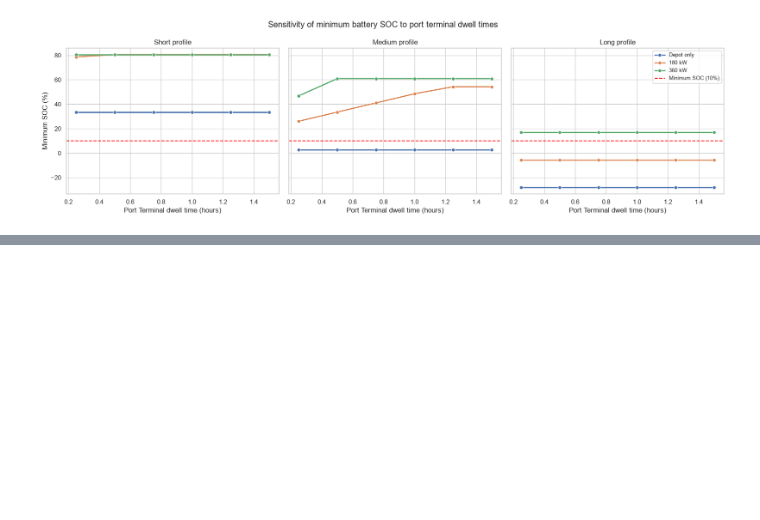
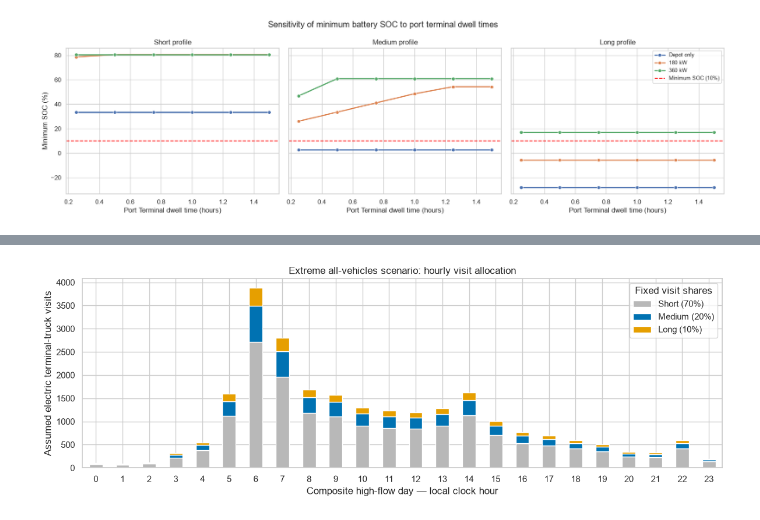
Before and after one commit to sandrazhu21/-TIL6022-TIL-Python-Programming-Group-21, a Jupyter notebook: Final_code.ipynb, the cells around one changed output, grey strips where cells are left out. Drawn from its saved outputs; the diff is of its cells as text; code cells hidden in the pictures; blank space fills up the shorter version.

Commit message:
dexter extreme scenarios

```diff
--- a/Final_code.ipynb
+++ b/Final_code.ipynb
@@ -996,0 +1089,20 @@ Maximum Speed Hour:     22:00 (197 veh/h) | Speed: 110.5 km/h | Energy Factor: 1
+# %%
+# Stack the three visit groups so their combined height equals the hourly inbound flow.
+visit_plot = hourly_terminal_demand.set_index("hour")[[
+    "short_visits", "medium_visits", "long_visits"
+]].rename(columns={
+    "short_visits": "Short (70%)", "medium_visits": "Medium (20%)", "long_visits": "Long (10%)"
+})
+ax = visit_plot.plot(
+    kind="bar", stacked=True, figsize=(12, 4.3),
+    color=["#b8b8b8", "#0072b2", "#e69f00"], rot=0,
+)
+ax.set_title("Extreme all-vehicles scenario: hourly visit allocation")
+ax.set_xlabel("Composite high-flow day — local clock hour")
+ax.set_ylabel("Assumed electric terminal-truck visits")
+ax.legend(title="Fixed visit shares")
+ax.figure.tight_layout()
+plt.show()
+fig.savefig(out/f"{parameter_name}_extreme_scenario_hourly_visit.png", dpi=300, bbox_inches="tight")
+# %% [output]
+[figure, added]
```
Also changed, not shown: parts of 7 cells of this notebook.
